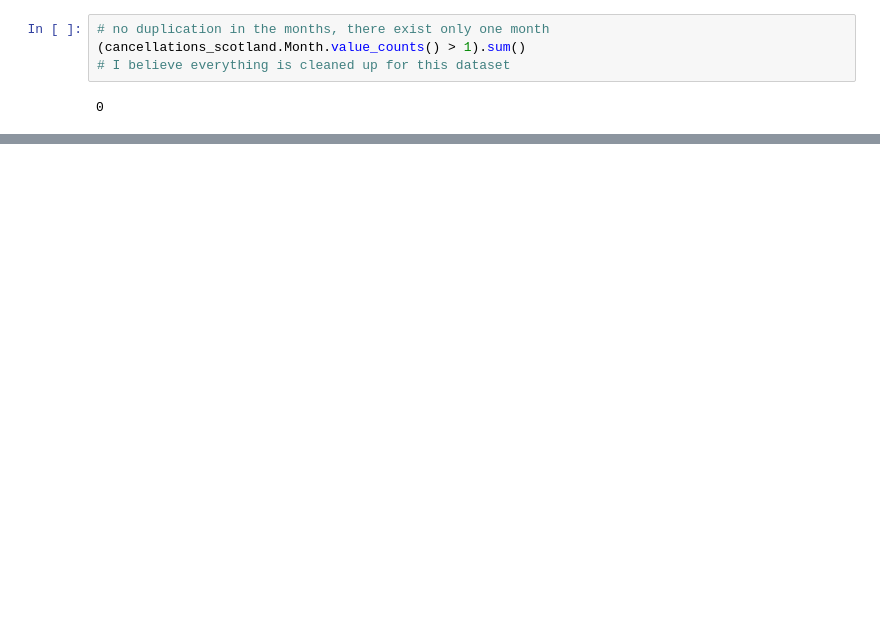
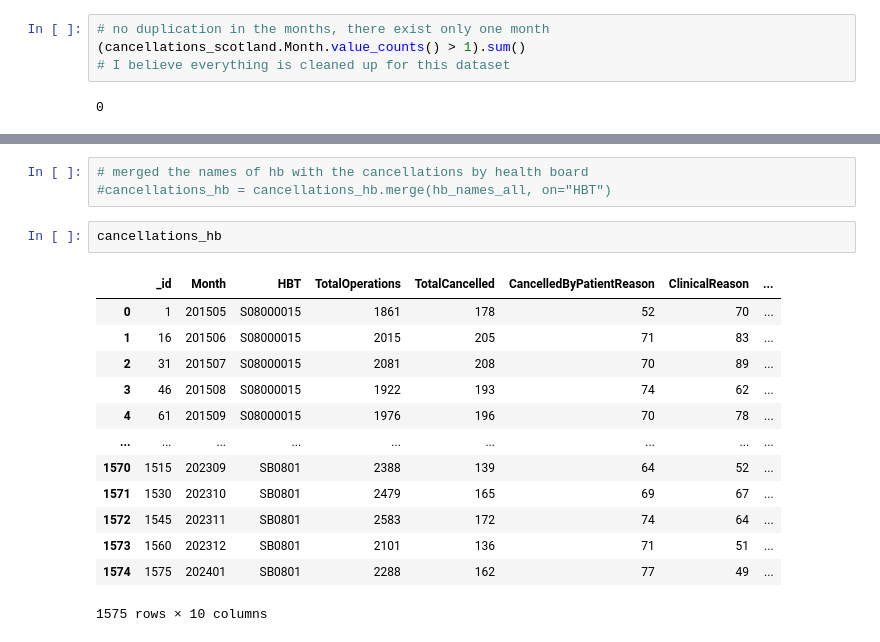
Before and after one commit to brianej/fdscw3, a Jupyter notebook: code.ipynb, the cells around one changed output, grey strips where cells are left out. Cells and saved outputs as stored; diff of their text form; blank space fills up the shorter version.

```diff
--- a/code.ipynb
+++ b/code.ipynb
@@ -365,0 +484,19 @@ Name: Month, dtype: int64>
+# %%
+# merged the names of hb with the cancellations by health board
+#cancellations_hb = cancellations_hb.merge(hb_names_all, on="HBT")
+# %%
+cancellations_hb
+# %% [output]
+|  | _id | Month | HBT | TotalOperations | TotalCancelled | CancelledByPatientReason | ClinicalReason | ... |
+| 0 | 1 | 201505 | S08000015 | 1861 | 178 | 52 | 70 | ... |
+| 1 | 16 | 201506 | S08000015 | 2015 | 205 | 71 | 83 | ... |
+| 2 | 31 | 201507 | S08000015 | 2081 | 208 | 70 | 89 | ... |
+| 3 | 46 | 201508 | S08000015 | 1922 | 193 | 74 | 62 | ... |
+| 4 | 61 | 201509 | S08000015 | 1976 | 196 | 70 | 78 | ... |
+| ... | ... | ... | ... | ... | ... | ... | ... | ... |
+| 1570 | 1515 | 202309 | SB0801 | 2388 | 139 | 64 | 52 | ... |
+| 1571 | 1530 | 202310 | SB0801 | 2479 | 165 | 69 | 67 | ... |
+| 1572 | 1545 | 202311 | SB0801 | 2583 | 172 | 74 | 64 | ... |
+| 1573 | 1560 | 202312 | SB0801 | 2101 | 136 | 71 | 51 | ... |
+| 1574 | 1575 | 202401 | SB0801 | 2288 | 162 | 77 | 49 | ... |
+1575 rows × 10 columns
```
Also changed, not shown: parts of 17 cells of this notebook, 3 other files.
